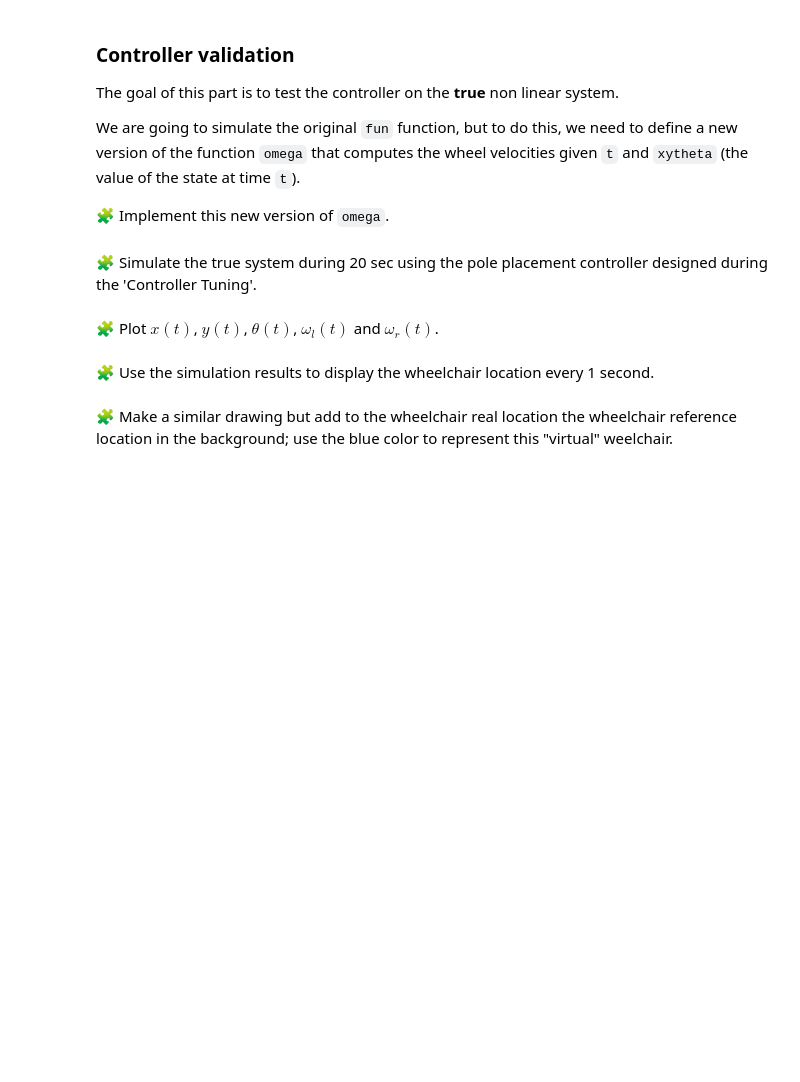
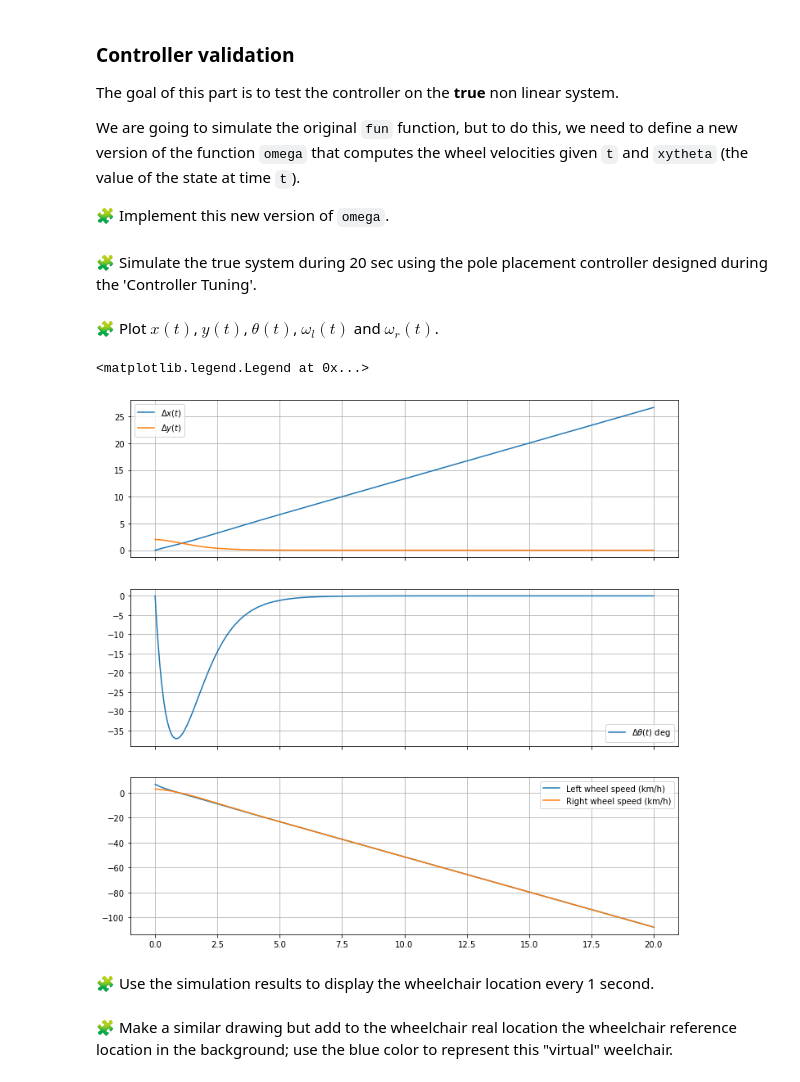
Before and after one commit to hassanAZAKAF/control-engineering-with-python-project-2022-2023, a Jupyter notebook: Project-3.ipynb, the cells around one changed output. Drawn from its saved outputs; the diff is of its cells as text; code cells hidden in the pictures; blank space fills up the shorter version.

```diff
--- a/Project-3.ipynb
+++ b/Project-3.ipynb
@@ -600,7 +600,7 @@ q_1(\Delta x(t))^2 + q_2(\Delta y(t))^2 + q_3(\Delta \theta(t))^2+ r_1(\Delta \o
 $$
 # %%
 def Compute_cost(deltaX, deltaOmega):
-    result = quad(lambda t :  dot(Q,deltaX(t)**2) + dot(R,deltaOmega(t)**2), 0, tf)
+    result = quad(lambda t :  Q[0,0]*deltaX(t)[0]**2 + Q[1,1]*deltaX(t)[1]**2+ Q[2,2]*deltaX(t)[2]**2+ R[0,0]*deltaOmega(t)[0]**2 + R[1,1]*deltaOmega(t)[1]**2, 0, tf)
     return result
 # %% [markdown]
 🧩 Test the function `Compute_cost`  with the controller you designed in the Section 'Controller Tuning' when $q_i=1$ and $r_i=1$ ($t_f=20$).
@@ -662,8 +652,7 @@ for i in range(iteration):
     poles = [Poles[i], Poles[i]-epsilon, Poles[i]-2*epsilon]  # Strictly negative real part
     K = place_poles(A,B,poles).gain_matrix
     tf = 20
-    def deltaOmega(t,deltaX):
-        return -K @ deltaX
+    def deltaOmega(t,deltaX):return -K @ deltaX
     r = solve_ivp(
         fun=lin_fun,
         t_span=[0, tf],
@@ -813,2 +722,8 @@ pass
+# %%
+def omega(t,xytheta):
+    x,y,theta = xytheta
+    dX = [x-v*t,y,theta]
+    dOmega = -K@dX
+    return dOmega+[v/Rw,v/Rw]
 # %% [markdown]
 🧩 Simulate the true system during 20 sec using the pole placement controller designed during the 'Controller Tuning'.
@@ -817,2 +730,13 @@ pass
+# %%
+tf = 20
+t = linspace(0.0,tf, 1000)
+def fun(t, xytheta):
+    x, y, theta = xytheta
+    omega_l, omega_r = omega(t, xytheta)
+    dx = Rw * 0.5 * (omega_l + omega_r) * cos(theta)
+    dy = Rw * 0.5 * (omega_l + omega_r) * sin(theta)
+    dtheta = Rw * (omega_r - omega_l) / L
+    return array([dx, dy, dtheta])
+r = solve_ivp(fun=fun,t_span=[0,tf] ,y0=[0,2,0], dense_output=True,max_step=1e-2, atol=1e-12)
 # %% [markdown]
 🧩 Plot $x(t)$, $y(t)$, $\theta(t)$, $\omega_l(t)$ and $\omega_r(t)$.
@@ -821,3 +743,27 @@ pass
+# %%
+dx, dy, dtheta = r["sol"](t)
+fig = figure(figsize=(12, 12))
+ax1, ax2 ,ax3 = fig.subplots(3, 1, sharex=True)
+ax1.grid(True)
+ax1.plot(t, dx, label="$\Delta x(t)$")
+ax1.plot(t, dy, label="$\Delta y(t)$")
+ax1.legend()
+ax2.grid(True)
+ax2.plot(t, dtheta*180/pi, label=r"$\Delta\theta(t)$ deg")
+ax2.legend()
+ax3.grid(True)
+dX = r["sol"](t)
+dOmega = -K@dX
+dOmega_l = dOmega[0,:]
+dOmega_r = dOmega[1,:]
+omega_l = dOmega_l + v/Rw
+omega_r = dOmega_r + v/Rw
+ax3.plot(t, omega_l * Rw * 3.6, label=r"Left wheel speed (km/h)")
+ax3.plot(t, omega_r * Rw * 3.6, label=r"Right wheel speed (km/h)")
+ax3.legend()
+# %% [output]
+<matplotlib.legend.Legend at 0x...>
+[figure, added]
 # %% [markdown]
 🧩 Use the simulation results to display the wheelchair location every 1 second.
 # %%
```
Also changed, not shown: parts of 6 cells of this notebook.
